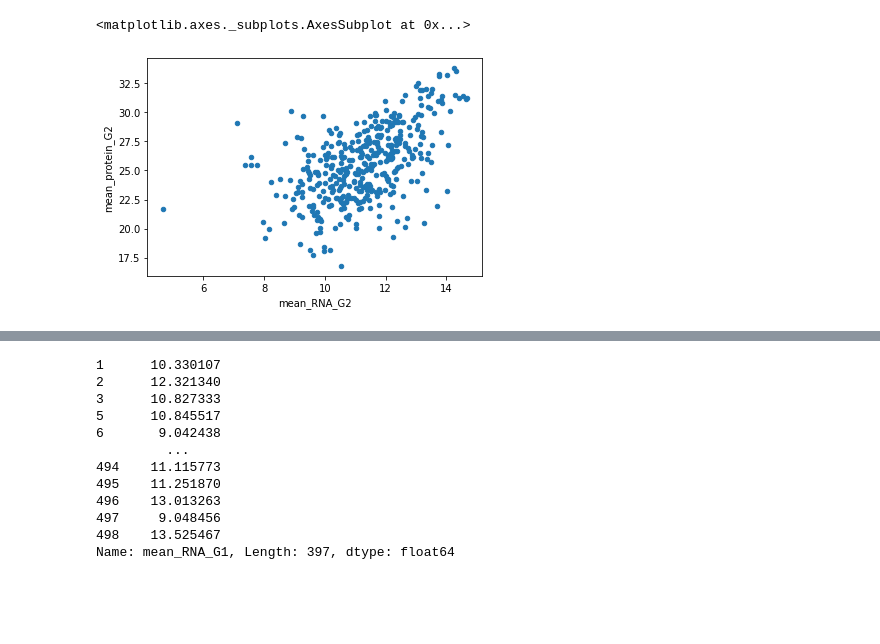
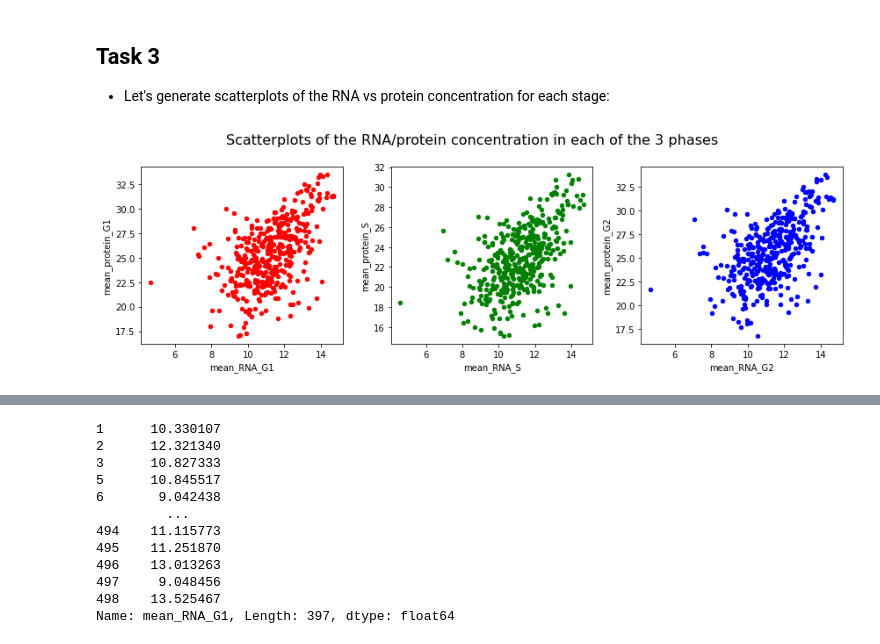
Before and after one commit to georgegarrington/COMP3212-computationalBiology, a Jupyter notebook: week1/week1.ipynb, the cells around one changed output, grey strips where cells are left out. Cells and saved outputs as stored; diff of their text form; code cells hidden in the pictures; blank space fills up the shorter version.

```diff
--- a/week1/week1.ipynb
+++ b/week1/week1.ipynb
@@ -52,6 +100,20 @@ cleaned_data.plot.scatter(x = "mean_RNA_S", y = "mean_protein_S")
-# %%
-#scatter plot of the G2 phase
-cleaned_data.plot.scatter(x = "mean_RNA_G2", y = "mean_protein_G2")
-# %% [output]
-<matplotlib.axes._subplots.AxesSubplot at 0x...>
-[figure, removed]
+# %% [markdown]
+## Task 3
+
+- Let's generate scatterplots of the RNA vs protein concentration for each stage:
+# %%
+multiFig, multiAx = plt.subplots (ncols = 3, figsize= (12, 4))
+
+df.plot.scatter("mean_RNA_G1", "mean_protein_G1", color = "r", ax = multiAx[0])
+df.plot.scatter("mean_RNA_S", "mean_protein_S", color = "g", ax = multiAx[1])
+df.plot.scatter("mean_RNA_G2", "mean_protein_G2", color = "b", ax = multiAx[2])
+
+#make the plots spaced apart
+multiFig.tight_layout()
+
+multiFig.suptitle("Scatterplots of the RNA/protein concentration in each of the 3 phases", fontsize = 16)
+
+#Make the title not overlapping
+multiFig.subplots_adjust(top=0.85)
+# %% [output]
+[figure, added]
```
Also changed, not shown: parts of 25 cells of this notebook.
